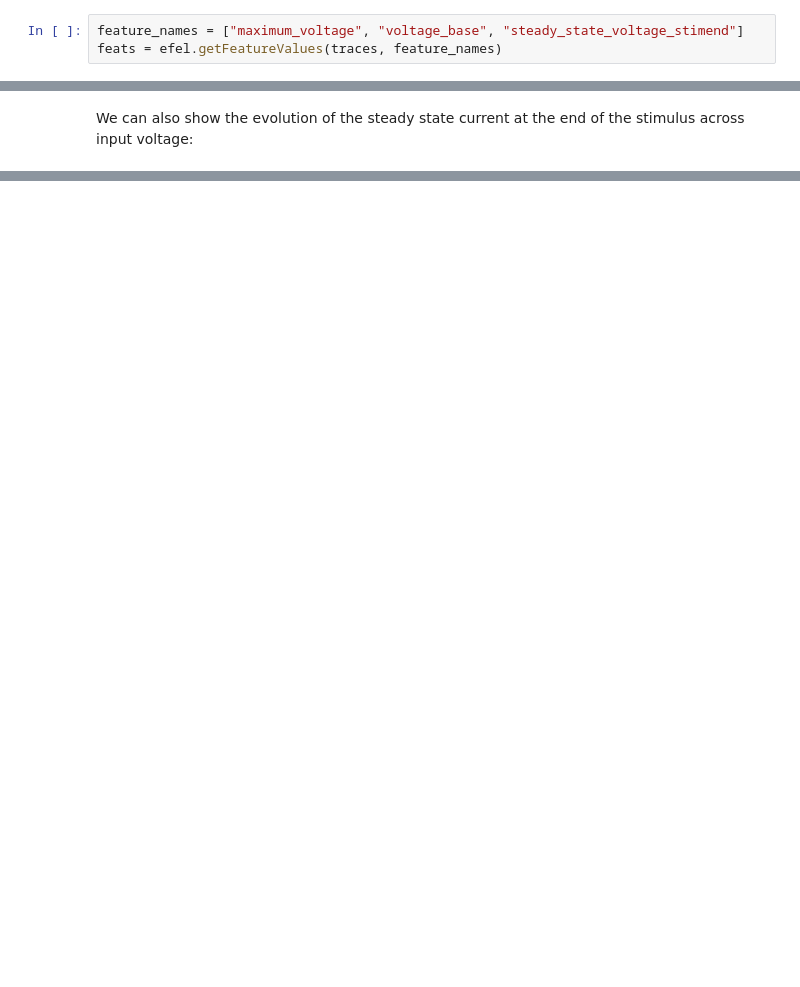
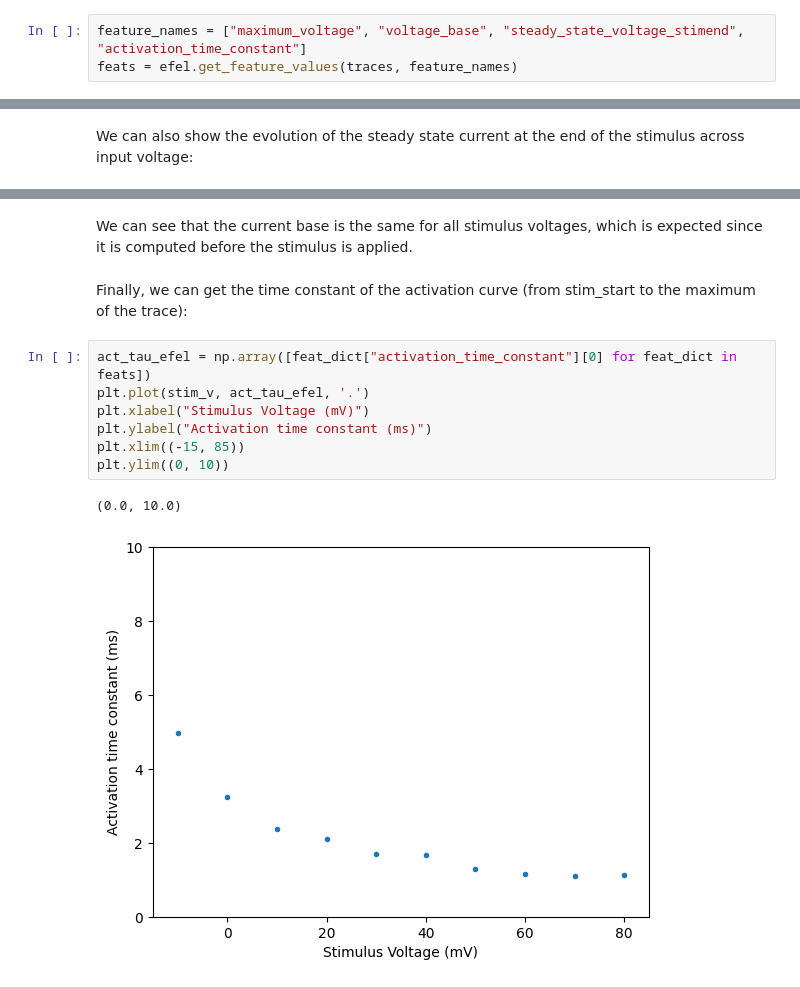
Before and after one commit to BlueBrain/eFEL, a Jupyter notebook: examples/voltage_clamp/voltage_clamp.ipynb, the cells around one changed output, grey strips where cells are left out. Drawn from its saved outputs; the diff is of its cells as text; blank space fills up the shorter version.

```diff
--- a/examples/voltage_clamp/voltage_clamp.ipynb
+++ b/examples/voltage_clamp/voltage_clamp.ipynb
@@ -52,6 +65,6 @@ We can now extract the desired features from eFel. Even if there is 'voltage' in
 # %%
-feature_names = ["maximum_voltage", "voltage_base", "steady_state_voltage_stimend"]
-feats = efel.getFeatureValues(traces, feature_names)
+feature_names = ["maximum_voltage", "voltage_base", "steady_state_voltage_stimend", "activation_time_constant"]
+feats = efel.get_feature_values(traces, feature_names)
 # %% [markdown]
 From these features, we can get several information. We can, for example, extract the 'activation voltage', defined as the voltage at which the maximum current of the trace is at least 10% of the maximum current among all of the traces.
 # %%
@@ -101,0 +115,14 @@ Text(0, 0.5, 'Current Base (nA)')
+# %% [markdown]
+We can see that the current base is the same for all stimulus voltages, which is expected since it is computed before the stimulus is applied.
+# %% [markdown]
+Finally, we can get the time constant of the activation curve (from stim_start to the maximum of the trace):
+# %%
+act_tau_efel = np.array([feat_dict["activation_time_constant"][0] for feat_dict in feats])
+plt.plot(stim_v, act_tau_efel, '.')
+plt.xlabel("Stimulus Voltage (mV)")
+plt.ylabel("Activation time constant (ms)")
+plt.xlim((-15, 85))
+plt.ylim((0, 10))
+# %% [output]
+(0.0, 10.0)
+[figure, added]
```
Also changed, not shown: parts of 29 cells of this notebook, 3 other files.
